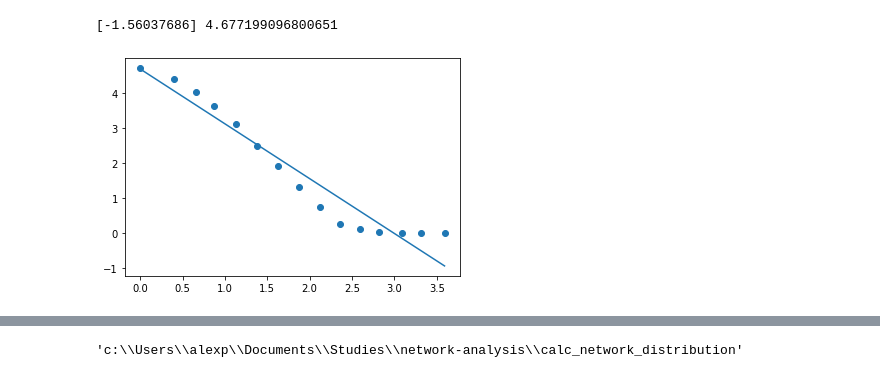
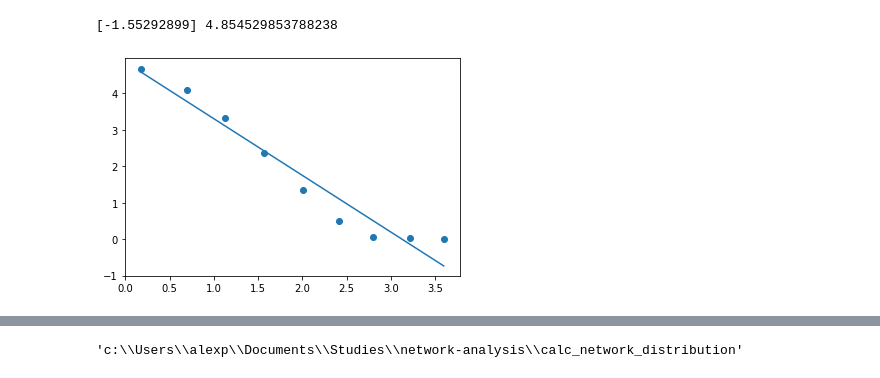
Before and after one commit to Alexflames/local-degree-asymmetry, a Jupyter notebook: calc_network_distribution/calc_out_degree.ipynb, the cells around one changed output, grey strips where cells are left out. Saved outputs shown, nothing was run; the diff lists cells and outputs as text; code cells hidden in the pictures.

Commit message:
Experiments with log-binning

```diff
--- a/calc_network_distribution/calc_out_degree.ipynb
+++ b/calc_network_distribution/calc_out_degree.ipynb
@@ -56,7 +56,7 @@ def get_and_visualize_out_degree_distribution(filename):
     degrees = get_out_degree_counts(filename)
     out_degree_distribution = get_out_degree_distribution(degrees)
     if True:
-        degrees, frequencies = log_binning(out_degree_distribution, min(len(degrees) // 2, 20))
+        degrees, frequencies = log_binning(out_degree_distribution, min(len(degrees) // 2, 12))
         log_degrees, log_frequencies = map_log(degrees, 10), map_log(frequencies, 10)
         linreg = train_linreg(log_degrees, log_frequencies)
         write_out_degree_distribution(log_degrees, log_frequencies, linreg, filename)
@@ -108,8 +115,8 @@ get_and_visualize_out_degree_distribution("rec-amazon-ratings-sorted.edges")
 # %%
-get_and_visualize_out_degree_distribution("sx-askubuntu-sorted.txt")
+get_and_visualize_out_degree_distribution("sx-superuser-sorted.txt")
 # %% [output]
-[-1.56037686] 4.677199096800651
+[-1.55292899] 4.854529853788238
-[figure, old version]
+[figure, new version]
 # %%
 get_and_visualize_out_degree_distribution("musae_git_edges.txt")
 # %% [output]
```
Also changed, not shown: parts of 7 cells of this notebook, 9 other files.
